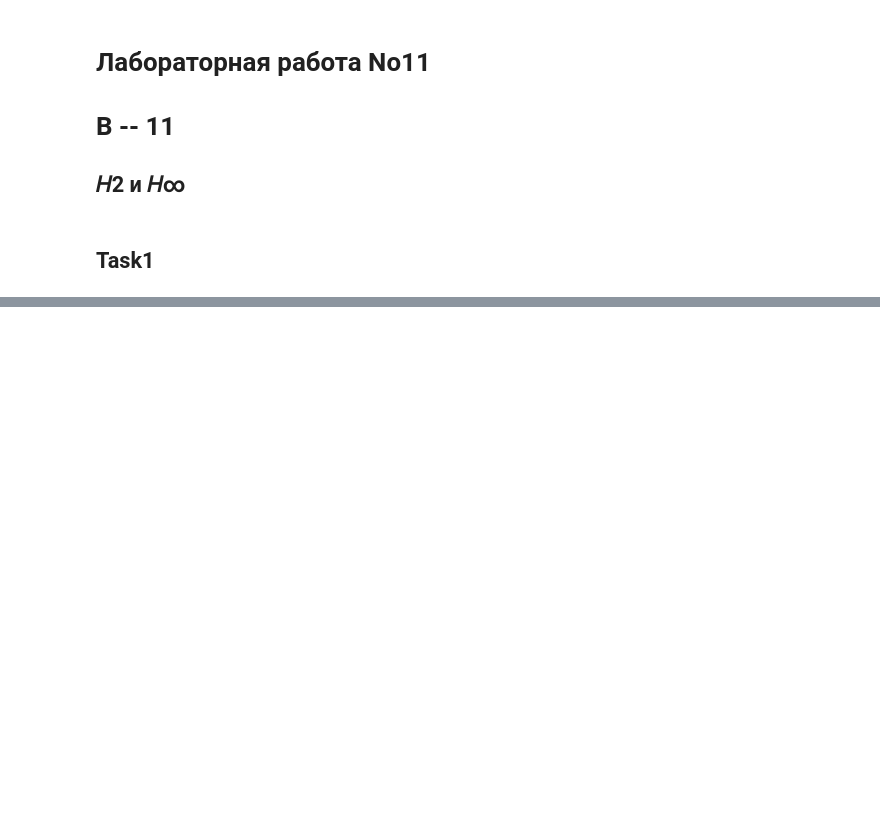
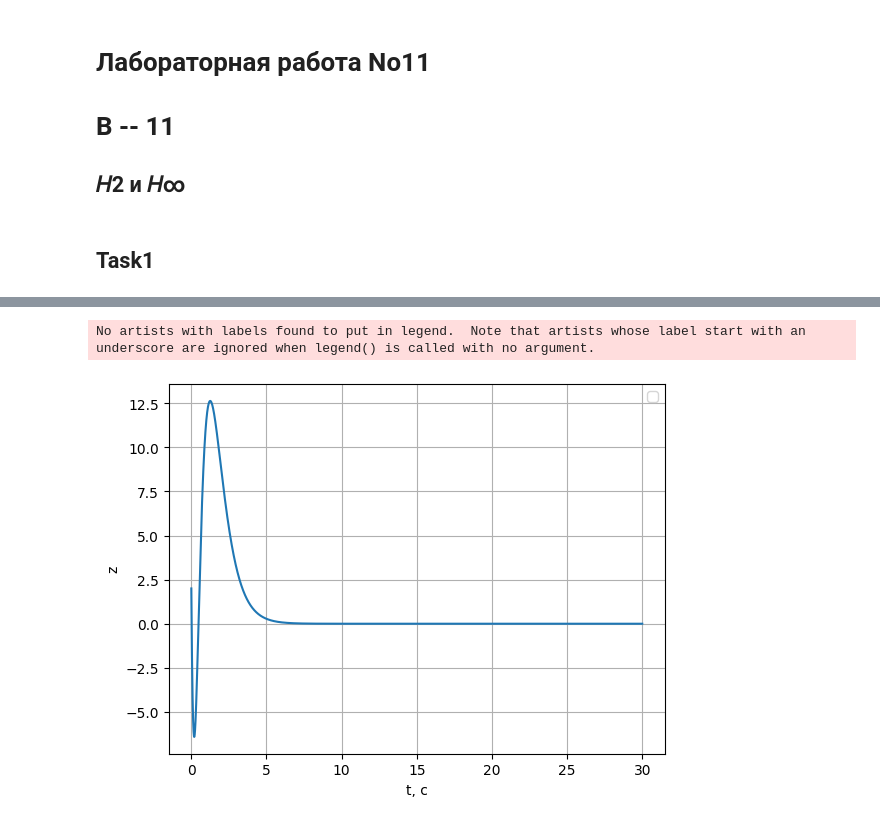
Before and after one commit to lalayants/control-theory-itmo-2023-2024, a Jupyter notebook: spring/Lab12/lab12.ipynb, the cells around one changed output, grey strips where cells are left out. Drawn from its saved outputs; the diff is of its cells as text; code cells hidden in the pictures; blank space fills up the shorter version.

```diff
--- a/spring/Lab12/lab12.ipynb
+++ b/spring/Lab12/lab12.ipynb
@@ -80,6 +104,0 @@ task1_D2 = 0
-# %%
-K, S, E = control.lqr(task1_A1, task1_B1, np.ones((3, 3)), 1)
-P = cvxpy.Variable(task1_A1.shape)
-Y = cvxpy.Variable((task1_B1.shape[1], task1_B1.shape[0]))
-prob = cvxpy.Problem(cvxpy.Maximize(0), [task1_C2 @ P + task1_D2 == 0, P @ task1_A2 - task1_A1 @ P == task1_B1 @ Y + task1_B2])
-prob.solve()
@@ -87,0 +105,21 @@ ValueError: Incompatible dimensions (3, 3) (4, 4)
+# %%
+def get_control_by_state(A1, A2, B1, B2, C2, D2):
+    K, S, E = control.lqr(A1, B1, np.eye(A1.shape[0]), np.eye(B1.shape[1]))
+    K = -K
+    P = cvxpy.Variable((A1.shape[0], A2.shape[0]))
+    Y = cvxpy.Variable((B1.shape[1], A2.shape[0]))
+    prob = cvxpy.Problem(cvxpy.Minimize(0), [C2 @ P + D2 == 0, P @ A2 - A1 @ P == B1 @ Y + B2])
+    print('Optimization error: ', prob.solve(solver=cvxpy.ECOS))
+    K2 = Y.value - K @ P.value
+
+    print(f'\[K_1 = {a2l.to_ltx(K, print_out=False)}\]')
+    print(f'\[spec(A + B_1 K_1) = {a2l.to_ltx(E, print_out=False)}\]')
+    print(f'\[K_2 = {a2l.to_ltx(K2, print_out=False)}\]')
+    return K, K2, control.ss(A1 + B1@K, B2 + B1@K2, C2, D2)
+# %%
+ts = get_t(30)
+w_ss = control.ss(task1_A2, np.zeros_like(task1_A2), np.zeros_like(task1_A2), np.zeros_like(task1_A2))
+ws = control.forced_response(w_ss, X0=np.ones(task1_A2.shape[0]), T=ts).states
+
+K1, K2, ss = get_control_by_state(task1_A1, task1_A2, task1_B1, task1_B2, task1_C2, task1_D2)
+resp = control.forced_response(ss, T=ts, X0=np.ones(task1_A1.shape[0]), U=ws)
@@ -87,0 +137,10 @@ ValueError: Incompatible dimensions (3, 3) (4, 4)
+# %%
+plt.plot(ts, resp.outputs[0])
+plt.xlabel('t, c')
+plt.ylabel('z')
+plt.legend()
+plt.grid()
+plt.savefig(f'{SAVE_PATH}/task1_z.jpg')
+# %% [output]
+No artists with labels found to put in legend.  Note that artists whose label start with an underscore are ignored when legend() is called with no argument.
+[figure, added]
```
Also changed, not shown: parts of 24 cells of this notebook, 5 other files.
